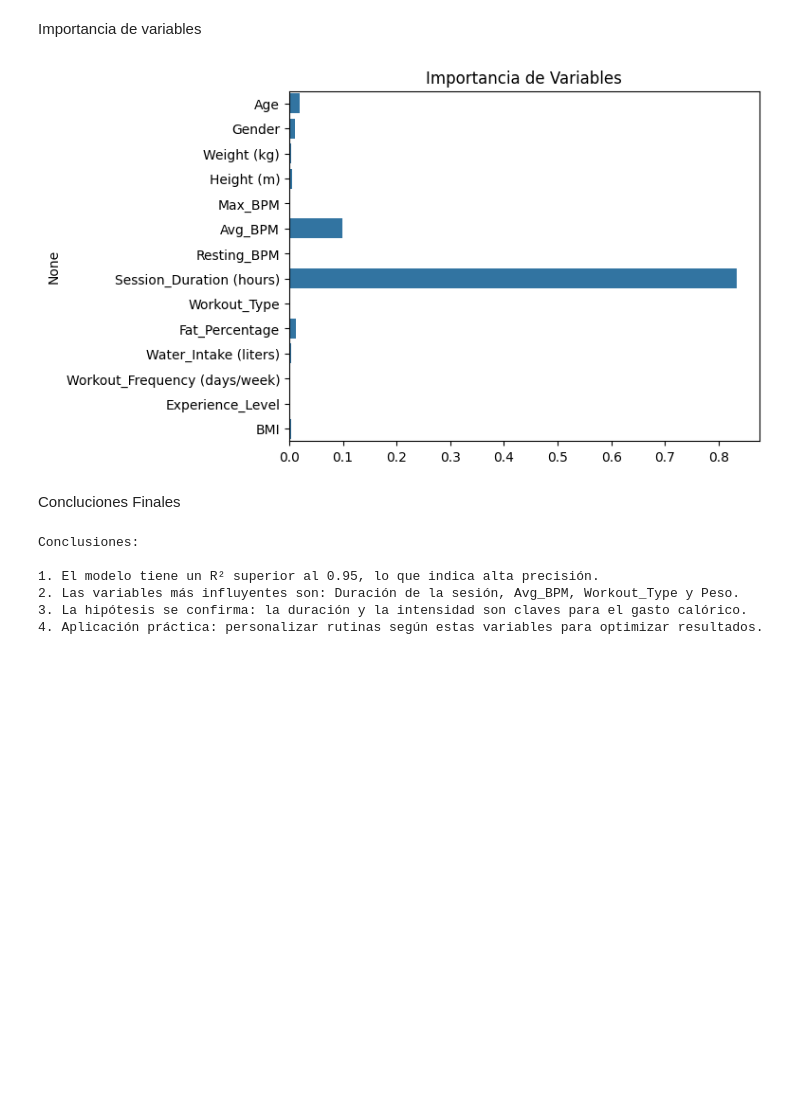
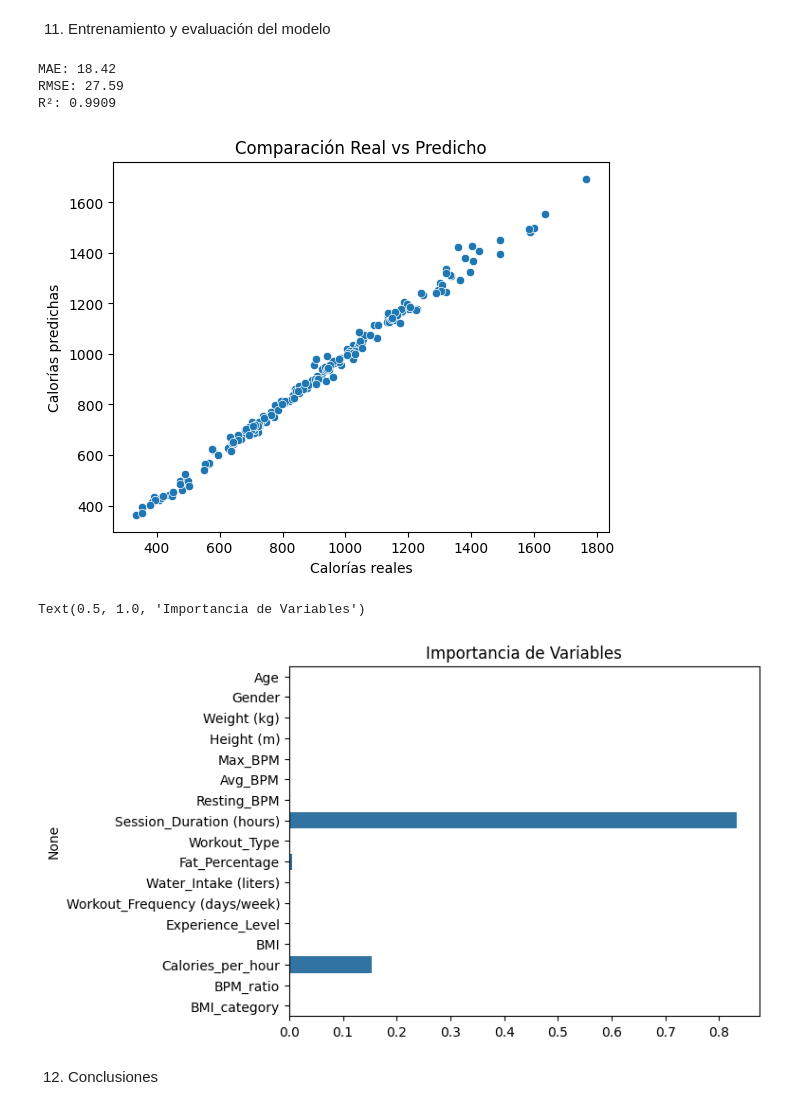
Before and after one commit to pmikedele-coder/ProyectoParteIII_Perez, a Jupyter notebook: ProyectoParteIII+Perez.ipynb, the cells around one changed output. Cells and saved outputs as stored; diff of their text form; code cells hidden in the pictures; blank space fills up the shorter version.

```diff
--- a/ProyectoParteIII+Perez.ipynb
+++ b/ProyectoParteIII+Perez.ipynb
@@ -91,0 +122,8 @@ Preprocesamiento y selección de característica
+# %%
+
+# Calorías por hora
+df['Calories_per_hour'] = df['Calories_Burned'] / df['Session_Duration (hours)']
+# Ratio BPM promedio/máximo
+df['BPM_ratio'] = df['Avg_BPM'] / df['Max_BPM']
+# Categoría de BMI
+df['BMI_category'] = pd.cut(df['BMI'], bins=[0,18.5,24.9,29.9,100], labels=['Bajo','Normal','Sobrepeso','Obesidad'])
@@ -149,28 +148,41 @@ plt.show()
-# %% [markdown]
-Importancia de variables
-# %%
-
-importancias = modelo.feature_importances_
-sns.barplot(x=importancias, y=X.columns)
-plt.title('Importancia de Variables')
-plt.show()
-# %% [output]
-[figure, removed]
-# %% [markdown]
-Concluciones Finales
-# %%
-
-print("\nConclusiones:")
-print("""
-1. El modelo tiene un R² superior al 0.95, lo que indica alta precisión.
-2. Las variables más influyentes son: Duración de la sesión, Avg_BPM, Workout_Type y Peso.
-3. La hipótesis se confirma: la duración y la intensidad son claves para el gasto calórico.
-4. Aplicación práctica: personalizar rutinas según estas variables para optimizar resultados.
-""")
-# %% [output]
-Conclusiones:
-
-1. El modelo tiene un R² superior al 0.95, lo que indica alta precisión.
-2. Las variables más influyentes son: Duración de la sesión, Avg_BPM, Workout_Type y Peso.
-3. La hipótesis se confirma: la duración y la intensidad son claves para el gasto calórico.
-4. Aplicación práctica: personalizar rutinas según estas variables para optimizar resultados.
+# %% [markdown]
+11. Entrenamiento y evaluación del modelo
+# %%
+
+from sklearn.model_selection import train_test_split
+from sklearn.ensemble import RandomForestRegressor
+from sklearn.metrics import mean_absolute_error, mean_squared_error, r2_score
+
+X_train, X_test, y_train, y_test = train_test_split(X, y, test_size=0.2, random_state=42)
+modelo = RandomForestRegressor(n_estimators=100, random_state=42)
+modelo.fit(X_train, y_train)
+y_pred = modelo.predict(X_test)
+
+mae = mean_absolute_error(y_test, y_pred)
+rmse = mean_squared_error(y_test, y_pred)**0.5
+r2 = r2_score(y_test, y_pred)
+
+print(f"MAE: {mae:.2f}")
+print(f"RMSE: {rmse:.2f}")
+print(f"R²: {r2:.4f}")
+
+# Comparación visual
+sns.scatterplot(x=y_test, y=y_pred)
+plt.xlabel('Calorías reales')
+plt.ylabel('Calorías predichas')
+plt.title('Comparación Real vs Predicho')
+plt.show()
+
+# Importancia de variables
+importancias = modelo.feature_importances_
+sns.barplot(x=importancias, y=X.columns)
+plt.title('Importancia de Variables')
+# %% [output]
+MAE: 18.42
+RMSE: 27.59
+R²: 0.9909
+[figure, added]
+Text(0.5, 1.0, 'Importancia de Variables')
+[figure, added]
+# %% [markdown]
+12. Conclusiones
```
Also changed, not shown: parts of 22 cells of this notebook.
